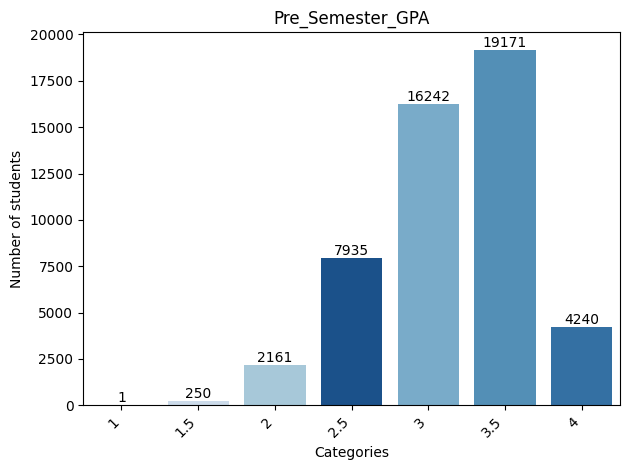
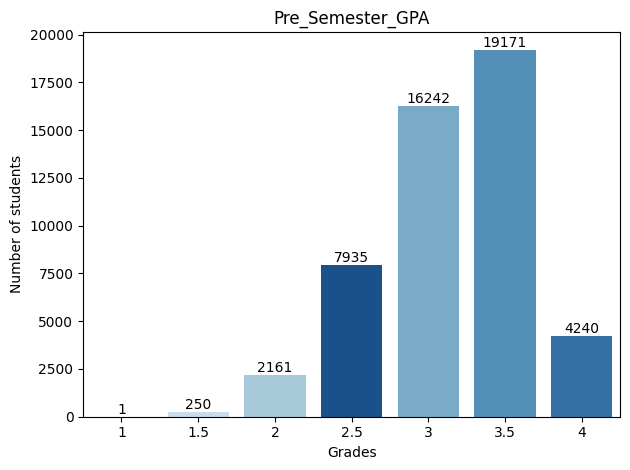
The notebook cell's code change between the first figure and the second:
--- before
+++ after
@@ -9,4 +9,5 @@
             groups = ["1", "1.5", "2", "2.5", "3", "3.5", "4"]    # grupowanie ocen według nowej skali
             limits = [1.0, 1.25, 1.75, 2.25, 2.75, 3.25, 3.75, 4.0]
+            plt.xlabel("Grades")
 
         if column == "Weekly_GenAI_Hours":
@@ -14,4 +15,5 @@
             limits = [i for i in range(0, 42, 2)]
             plt.figure(figsize=(16, 10))
+            plt.xlabel("Average hours per week the student spends using Generative AI tools")
 
         if column == "Traditional_Study_Hours":
@@ -19,4 +21,6 @@
             limits = [i for i in range(1, 35, 2)] + [36]
             plt.figure(figsize=(16, 10))
+            plt.xlabel("Weekly hours spent studying without AI assistance")
+
         
         if column == "Skill_Retention_Score":
@@ -24,7 +28,15 @@
             limits = [i for i in range(0, 101, 5)]
             plt.figure(figsize=(16, 10))
+            plt.xlabel("Score measuring how well the student retained knowledge post-semester in percents")
 
         if column == "Tool_Diversity" or column == "Perceived_AI_Dependency" or column == "Anxiety_Level_During_Exams":
             ax = sns.countplot(x=column, data=df, hue=column, palette="Blues_r", legend=False)
+            if column == "Tool_Diversity":
+                plt.xlabel("Number of distinct AI tools the student actively uses (scale: 1-5)")
+            elif column == "Perceived_AI_Dependency":
+                plt.xlabel("How students perceived theirs AI dependency on a 1-10 scale")
+            elif column == "Anxiety_Level_During_Exams":
+                plt.xlabel("Self-reported exam anxiety score (scale: 1 = minimal to 10 = severe)")
+                
 
         if column != "Tool_Diversity" and column != "Perceived_AI_Dependency" and column != "Anxiety_Level_During_Exams": 
@@ -37,6 +49,5 @@
 
         plt.title(column)
-        plt.xlabel("Categories")
-        plt.xticks(rotation=45, ha="right")
+        #plt.xticks(rotation=45, ha="right")
 
         plt.ylabel("Number of students")

Commit: update